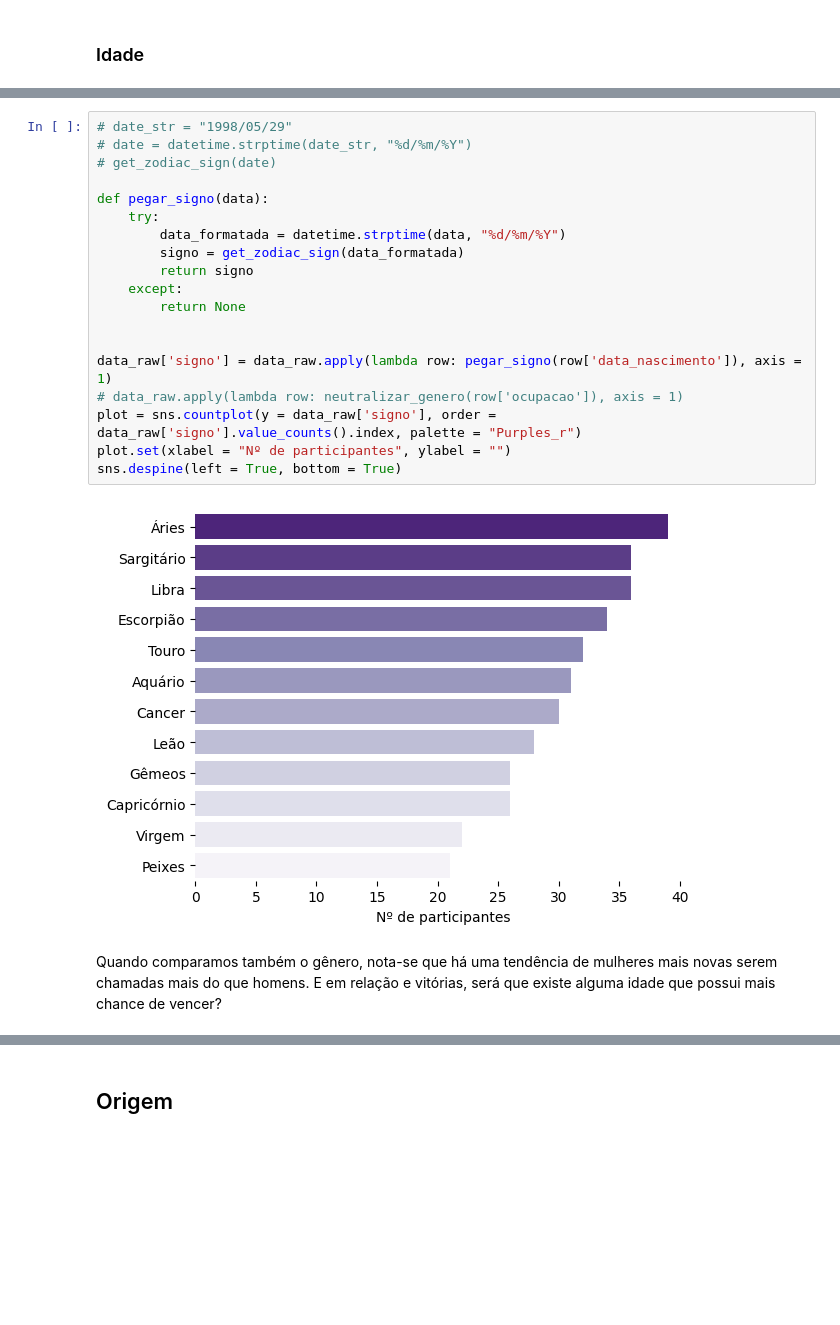
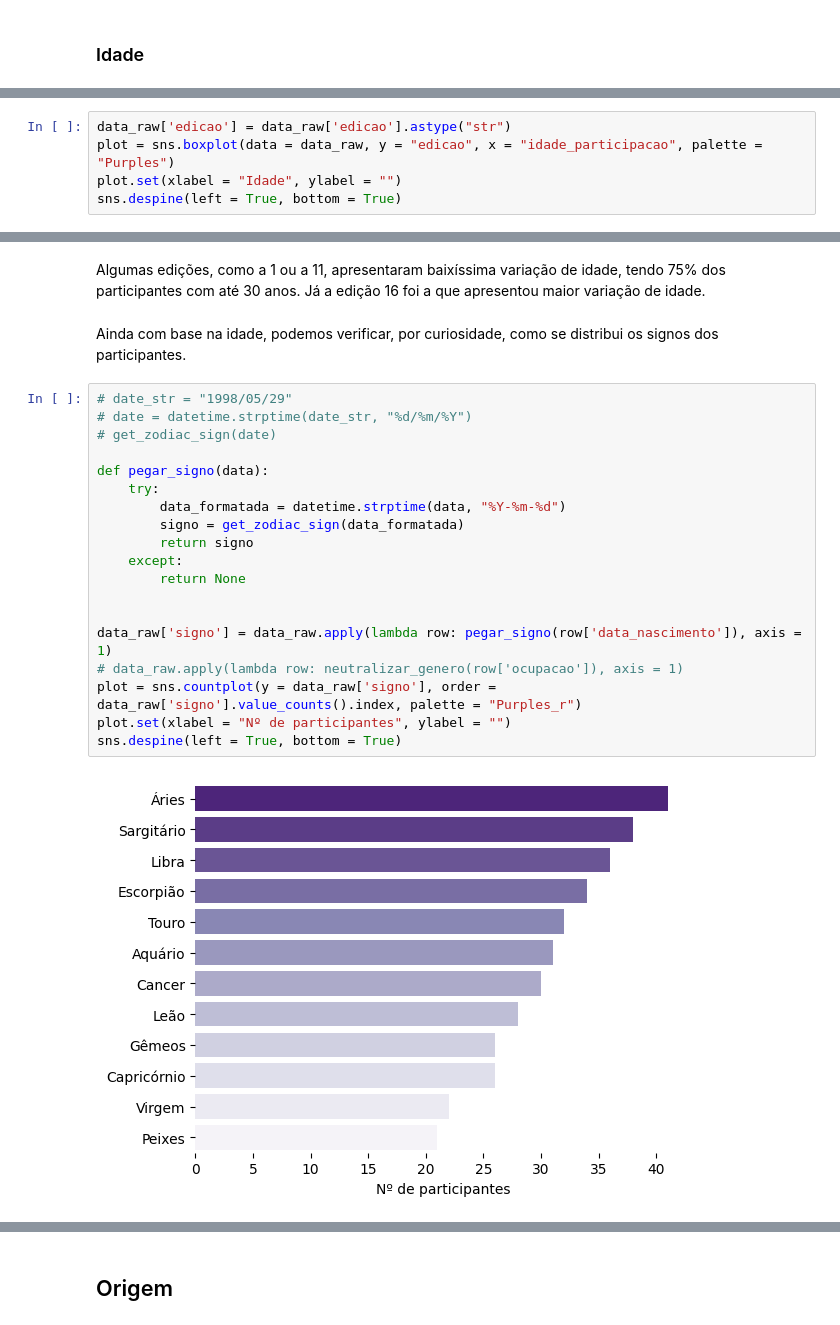
Before and after one commit to souzadecarlos/analise_bbb, a Jupyter notebook: main.ipynb, the cells around one changed output, grey strips where cells are left out. Saved outputs shown, nothing was run; the diff lists cells and outputs as text; blank space fills up the shorter version.

Commit message:
edicao relatorio

```diff
--- a/main.ipynb
+++ b/main.ipynb
@@ -98,0 +122,5 @@ Como curiosidade, podemos verificar também se determinado signo tem mais chance
+# %%
+data_raw['edicao'] = data_raw['edicao'].astype("str")
+plot = sns.boxplot(data = data_raw, y = "edicao", x = "idade_participacao", palette = "Purples")
+plot.set(xlabel = "Idade", ylabel = "")
+sns.despine(left = True, bottom = True)
@@ -99,24 +129,25 @@ Como curiosidade, podemos verificar também se determinado signo tem mais chance
+# %% [markdown]
+Algumas edições, como a 1 ou a 11, apresentaram baixíssima variação de idade, tendo 75% dos participantes com até 30 anos. Já a edição 16 foi a que apresentou maior variação de idade.
+# %% [markdown]
+Ainda com base na idade, podemos verificar, por curiosidade, como se distribui os signos dos participantes.
 # %%
 # date_str = "1998/05/29"
 # date = datetime.strptime(date_str, "%d/%m/%Y")
 # get_zodiac_sign(date)
 
 def pegar_signo(data):
     try:
-        data_formatada = datetime.strptime(data, "%d/%m/%Y")
+        data_formatada = datetime.strptime(data, "%Y-%m-%d")
         signo = get_zodiac_sign(data_formatada)
         return signo
     except:
         return None
 
 
 data_raw['signo'] = data_raw.apply(lambda row: pegar_signo(row['data_nascimento']), axis = 1)
 # data_raw.apply(lambda row: neutralizar_genero(row['ocupacao']), axis = 1)
 plot = sns.countplot(y = data_raw['signo'], order = data_raw['signo'].value_counts().index, palette = "Purples_r")
 plot.set(xlabel = "Nº de participantes", ylabel = "")
 sns.despine(left = True, bottom = True)
 # %% [output]
-[figure, old version]
+[figure, new version]
-# %% [markdown]
-Quando comparamos também o gênero, nota-se que há uma tendência de mulheres mais novas serem chamadas mais do que homens.
-E em relação e vitórias, será que existe alguma idade que possui mais chance de vencer?
```
Also changed, not shown: parts of 36 cells of this notebook, 19 other files.
